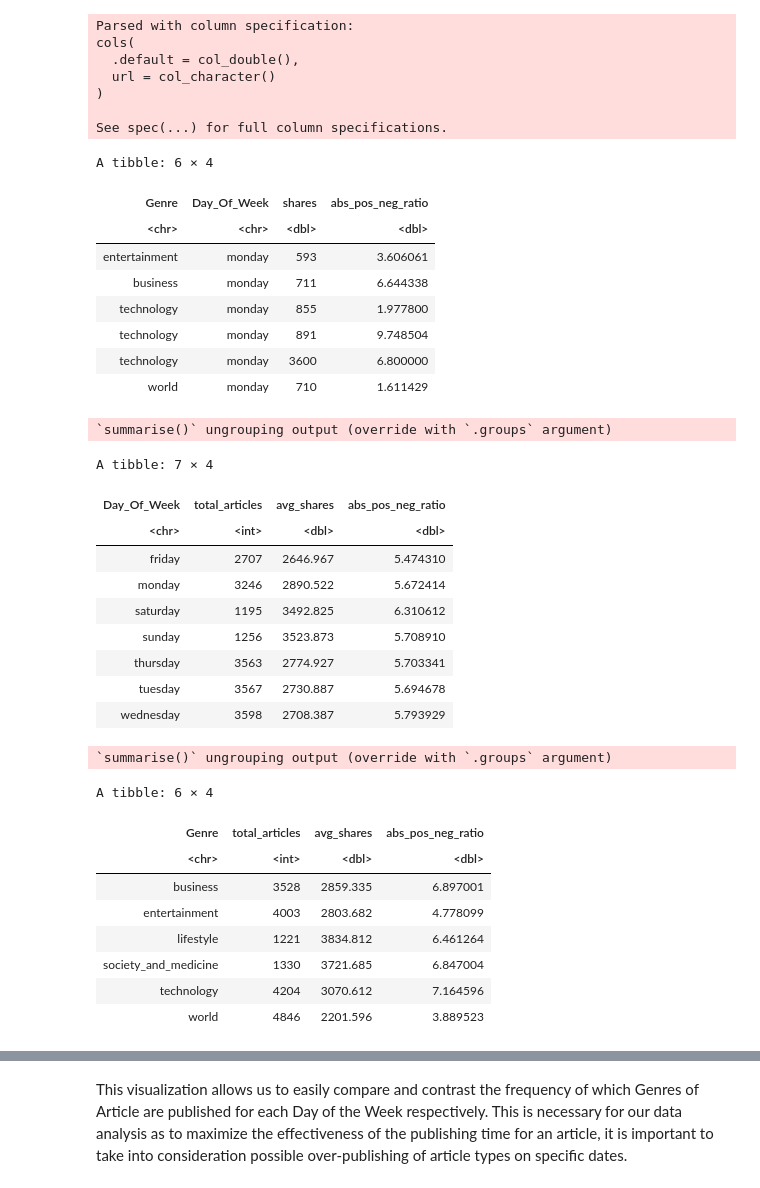
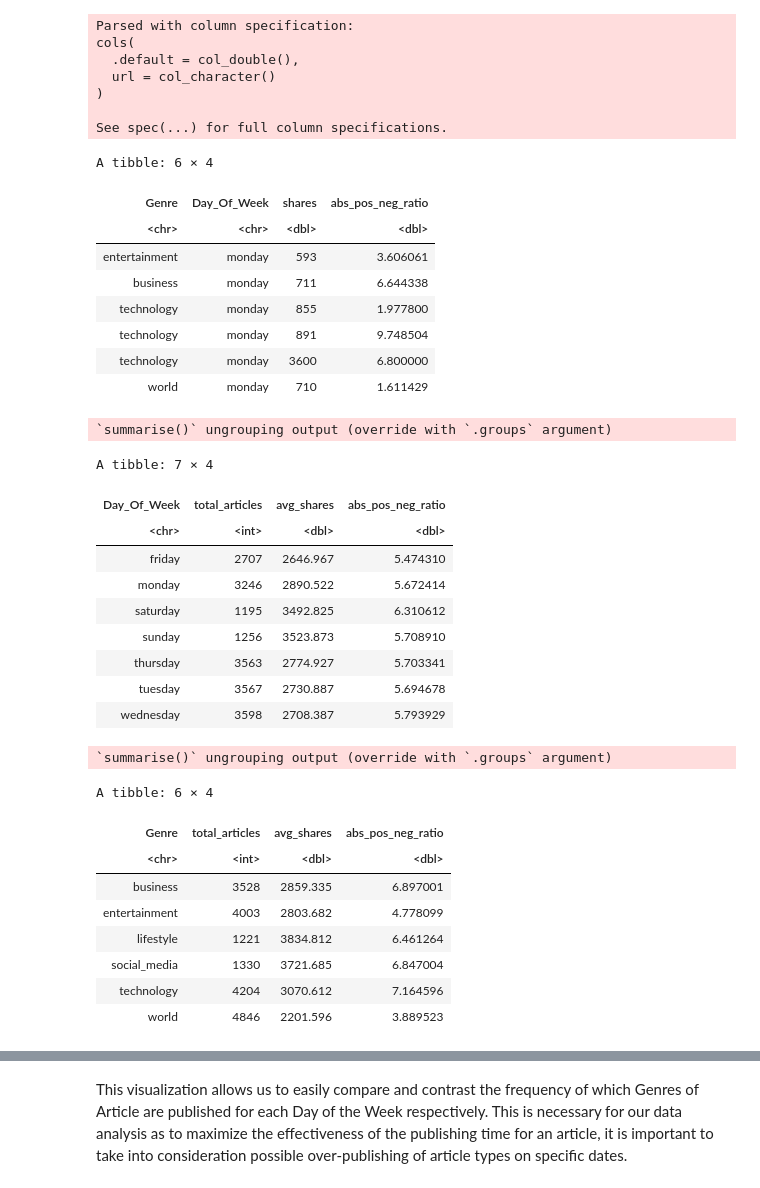
Before and after one commit to dgjfaber/dsci100project, a Jupyter notebook: Proposal.ipynb, the cells around one changed output, grey strips where cells are left out. Saved outputs shown, nothing was run; the diff lists cells and outputs as text; code cells hidden in the pictures.

```diff
--- a/Proposal.ipynb
+++ b/Proposal.ipynb
@@ -60,7 +60,7 @@ named_data <- publishing_train %>%
         lifestyle = data_channel_is_lifestyle,
         entertainment =  data_channel_is_entertainment,
         business = data_channel_is_bus,
-        society_and_medicine =  data_channel_is_socmed,
+        social_media =  data_channel_is_socmed,
         technology =  data_channel_is_tech,
         world =  data_channel_is_world
     )
@@ -92,34 +92,34 @@ genre_table <- tidy_data %>%
 genre_table
 #grouped by the genre so we can summarize the total articles from that genre, the average shares of that genre and the positive to negative word ratio of that genre
 # %% [output]
 A tibble: 6 × 4
 | Genre | Day_Of_Week | shares | abs_pos_neg_ratio |
 | <chr> | <chr> | <dbl> | <dbl> |
 | entertainment | monday | 593 | 3.606061 |
 | business | monday | 711 | 6.644338 |
 | technology | monday | 855 | 1.977800 |
 | technology | monday | 891 | 9.748504 |
 | technology | monday | 3600 | 6.800000 |
 | world | monday | 710 | 1.611429 |
 `summarise()` ungrouping output (override with `.groups` argument)
 A tibble: 7 × 4
 | Day_Of_Week | total_articles | avg_shares | abs_pos_neg_ratio |
 | <chr> | <int> | <dbl> | <dbl> |
 | friday | 2707 | 2646.967 | 5.474310 |
 | monday | 3246 | 2890.522 | 5.672414 |
 | saturday | 1195 | 3492.825 | 6.310612 |
 | sunday | 1256 | 3523.873 | 5.708910 |
 | thursday | 3563 | 2774.927 | 5.703341 |
 | tuesday | 3567 | 2730.887 | 5.694678 |
 | wednesday | 3598 | 2708.387 | 5.793929 |
 `summarise()` ungrouping output (override with `.groups` argument)
 A tibble: 6 × 4
 | Genre | total_articles | avg_shares | abs_pos_neg_ratio |
 | <chr> | <int> | <dbl> | <dbl> |
 | business | 3528 | 2859.335 | 6.897001 |
 | entertainment | 4003 | 2803.682 | 4.778099 |
 | lifestyle | 1221 | 3834.812 | 6.461264 |
-| society_and_medicine | 1330 | 3721.685 | 6.847004 |
+| social_media | 1330 | 3721.685 | 6.847004 |
 | technology | 4204 | 3070.612 | 7.164596 |
 | world | 4846 | 2201.596 | 3.889523 |
 # %%
```
Also changed, not shown: parts of 6 cells of this notebook, 2 other files.
